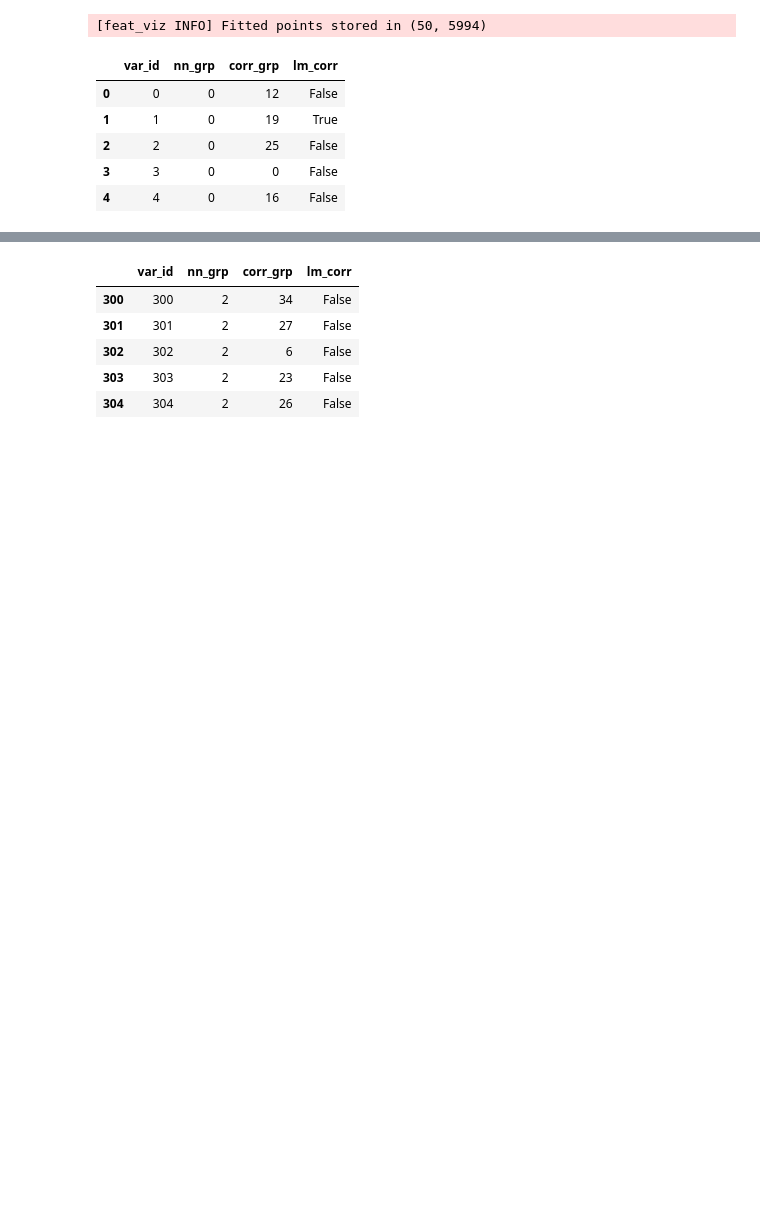
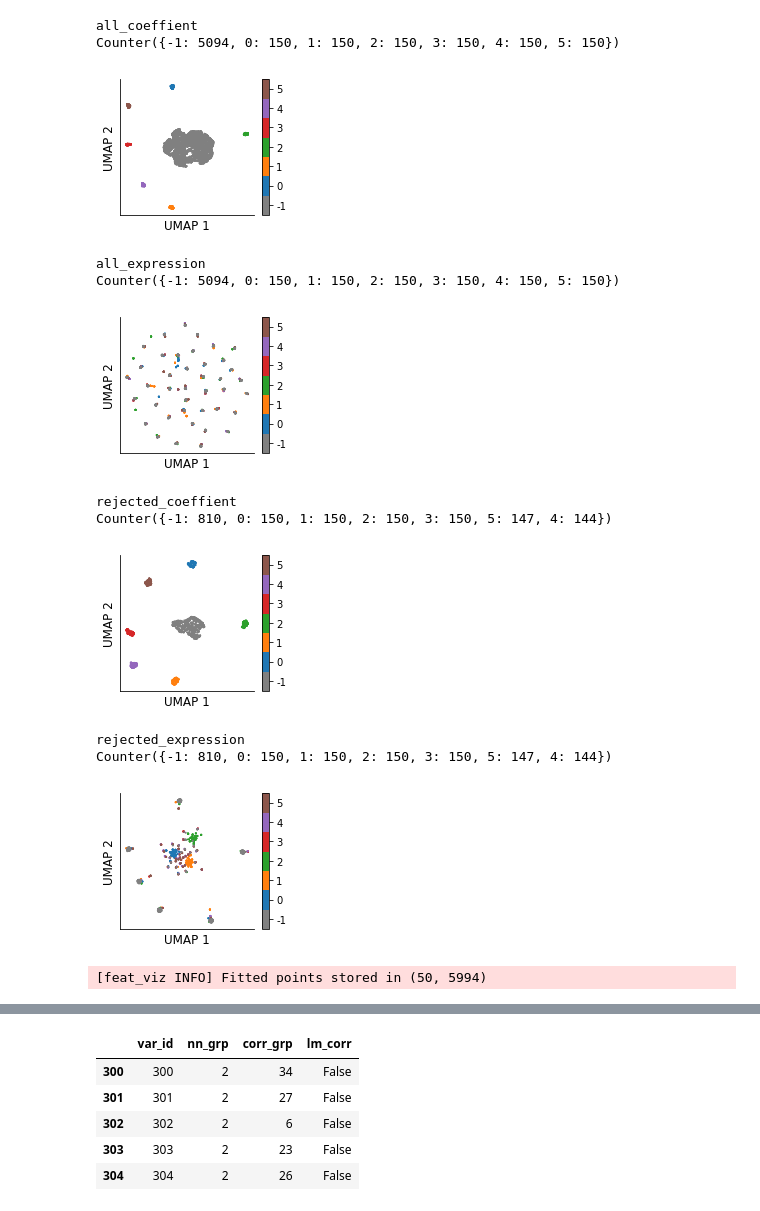
Before and after one commit to yashpatel5400/gliss, a Jupyter notebook: notebooks/analysis_toy_feat_clust_corr.ipynb, the cells around one changed output, grey strips where cells are left out. Cells and saved outputs as stored; diff of their text form; code cells hidden in the pictures; blank space fills up the shorter version.

```diff
--- a/notebooks/analysis_toy_feat_clust_corr.ipynb
+++ b/notebooks/analysis_toy_feat_clust_corr.ipynb
@@ -184,3 +214,40 @@ dict_keys(['lam_init', 'lam_update', 'p_vals', 'rejections'])
+# %%
+def plot_embeddings(embed_dict, var_df):
+
+    fontsize = 12
+    sel_list = ["all", "rejected"]
+    mat_list = ["coeffient", "expression"]
+
+    for i, sel in enumerate(sel_list):
+        for j, mat in enumerate(mat_list):
+            name = "{}_{}".format(sel, mat)
+            print(name)
+            fig, ax = plt.subplots(1, 1, figsize=(3, 2.5))
+            plt_df = embed_dict[name]
+#             ax = axes[j, i]
+            var_labs = var_df.loc[plt_df["id"]]['nn_grp'].values
+            lut = get_sim_color_map(np.unique(var_labs), palette='tab10')
+            print("{}".format(Counter(var_labs)))
+            plot_scatter_discrete(plt_df[["umap 1", "umap 2"]].values, var_labs, ax=ax, ms=1, cols=lut)
+            ax.set_xticks([])
+            ax.set_yticks([])
+            ax.set_xlabel("UMAP 1", fontsize=fontsize)
+            ax.set_ylabel("UMAP 2", fontsize=fontsize)
+            plt.show()
+plot_embeddings(embed_dict, var_df)
+# %% [output]
+all_coeffient
+Counter({-1: 5094, 0: 150, 1: 150, 2: 150, 3: 150, 4: 150, 5: 150})
+[figure, added]
+all_expression
+Counter({-1: 5094, 0: 150, 1: 150, 2: 150, 3: 150, 4: 150, 5: 150})
+[figure, added]
+rejected_coeffient
+Counter({-1: 810, 0: 150, 1: 150, 2: 150, 3: 150, 5: 147, 4: 144})
+[figure, added]
+rejected_expression
+Counter({-1: 810, 0: 150, 1: 150, 2: 150, 3: 150, 5: 147, 4: 144})
+[figure, added]
 # %%
 from patsy import dmatrix
 def refit_curves(coeff_mtx, base_args, x):
@@ -197,15 +264,6 @@ coeff = c_mtx+ 0.1*np.random.normal(size=c_mtx.shape)
 x_vals, fit_mtx = refit_curves(coeff, base_args, lam)
 # %% [output]
 [feat_viz INFO] Fitted points stored in (50, 5994)
-# %%
-var_df.head()
-# %% [output]
-|  | var_id | nn_grp | corr_grp | lm_corr |
-| 0 | 0 | 0 | 12 | False |
-| 1 | 1 | 0 | 19 | True |
-| 2 | 2 | 0 | 25 | False |
-| 3 | 3 | 0 | 0 | False |
-| 4 | 4 | 0 | 16 | False |
 # %%
 def plot_multi_curves(ax, x, y_mtx, **kwargs):
     assert len(x) == y_mtx.shape[0], "dimension mismatch"
```
Also changed, not shown: parts of 11 cells of this notebook, 14 other files.
